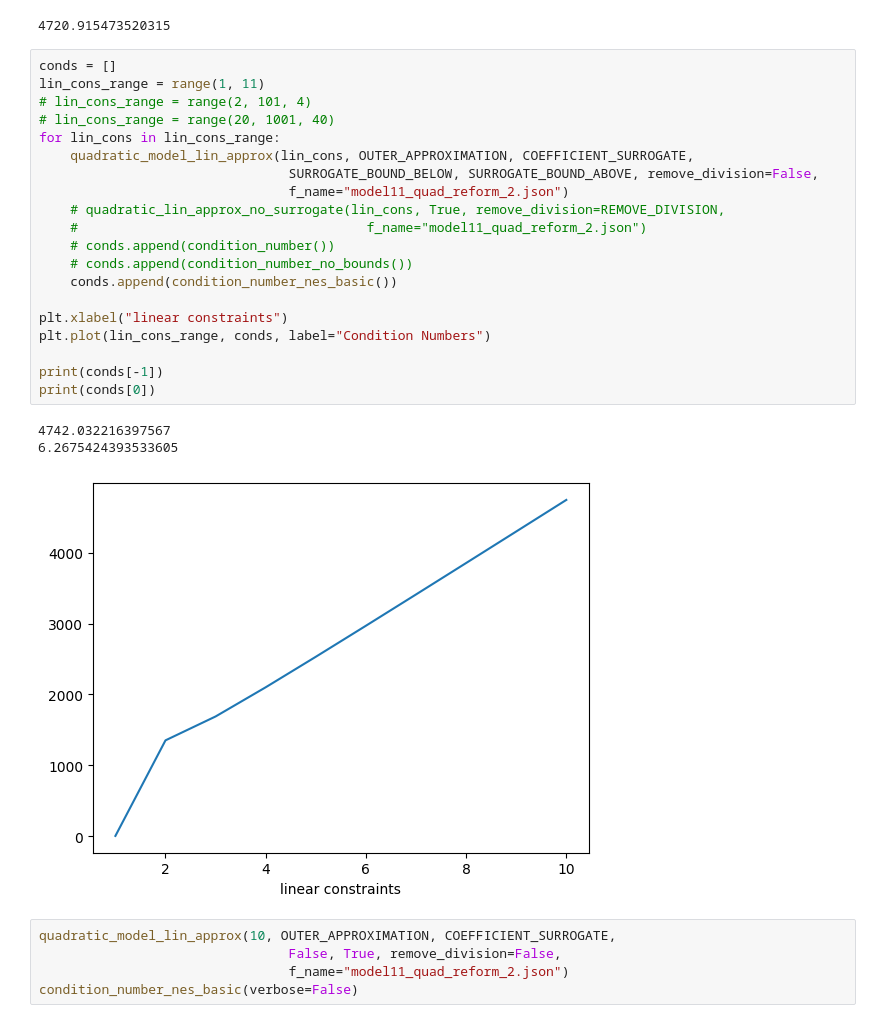
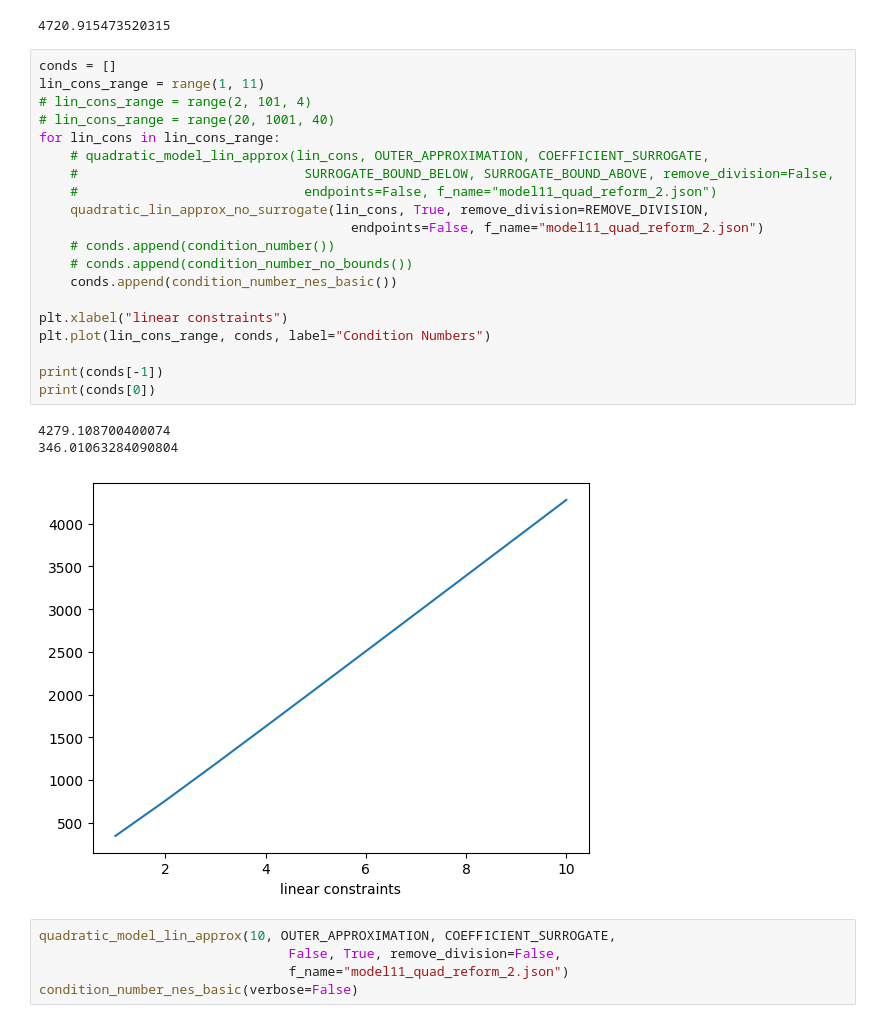
Before and after one commit to micpap25/ENG-QUANT, a Jupyter notebook: experiments/condition_number.ipynb, the cells around one changed output. Cells and saved outputs as stored; diff of their text form.

```diff
--- a/experiments/condition_number.ipynb
+++ b/experiments/condition_number.ipynb
@@ -248,27 +248,27 @@ print(condition_number_nes_basic(f_name="Model11_lp.json"))
 # %%
 conds = []
 lin_cons_range = range(1, 11)
 # lin_cons_range = range(2, 101, 4)
 # lin_cons_range = range(20, 1001, 40)
 for lin_cons in lin_cons_range:
-    quadratic_model_lin_approx(lin_cons, OUTER_APPROXIMATION, COEFFICIENT_SURROGATE,
-                                SURROGATE_BOUND_BELOW, SURROGATE_BOUND_ABOVE, remove_division=False,
-                                f_name="model11_quad_reform_2.json")
-    # quadratic_lin_approx_no_surrogate(lin_cons, True, remove_division=REMOVE_DIVISION,
-    #                                     f_name="model11_quad_reform_2.json")
+    # quadratic_model_lin_approx(lin_cons, OUTER_APPROXIMATION, COEFFICIENT_SURROGATE,
+    #                             SURROGATE_BOUND_BELOW, SURROGATE_BOUND_ABOVE, remove_division=False,
+    #                             endpoints=False, f_name="model11_quad_reform_2.json")
+    quadratic_lin_approx_no_surrogate(lin_cons, True, remove_division=REMOVE_DIVISION,
+                                        endpoints=False, f_name="model11_quad_reform_2.json")
     # conds.append(condition_number())
     # conds.append(condition_number_no_bounds())
     conds.append(condition_number_nes_basic())
 
 plt.xlabel("linear constraints")
 plt.plot(lin_cons_range, conds, label="Condition Numbers")
 
 print(conds[-1])
 print(conds[0])
 # %% [output]
-4742.032216397567
-6.2675424393533605
+4279.108700400074
+346.01063284090804
-[figure, old version]
+[figure, new version]
 # %%
 quadratic_model_lin_approx(10, OUTER_APPROXIMATION, COEFFICIENT_SURROGATE,
                                 False, True, remove_division=False,
```
Also changed, not shown: parts of 2 cells of this notebook, 12 other files.
